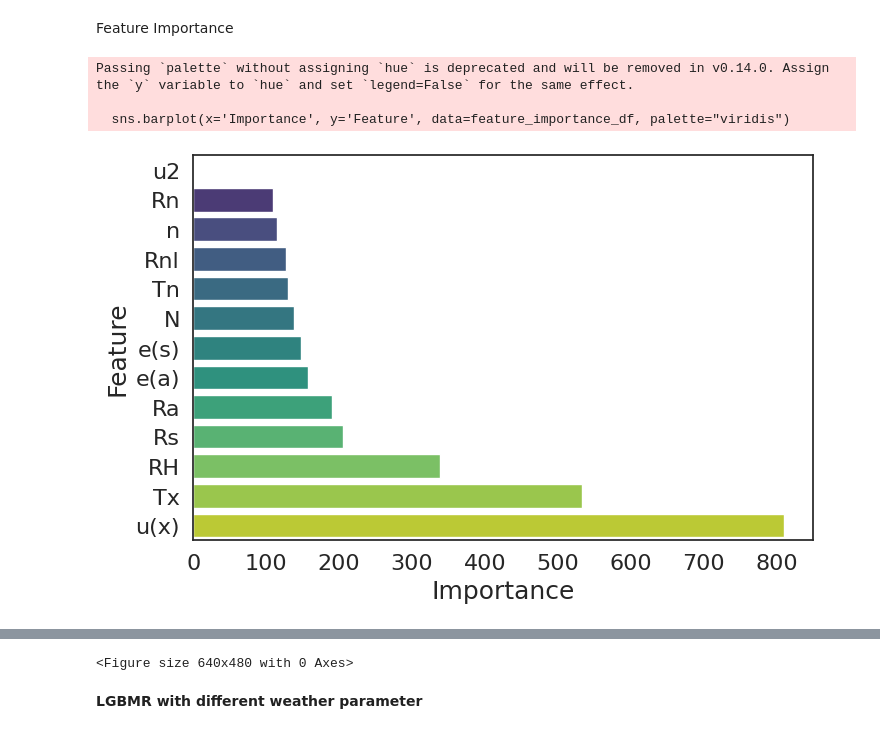
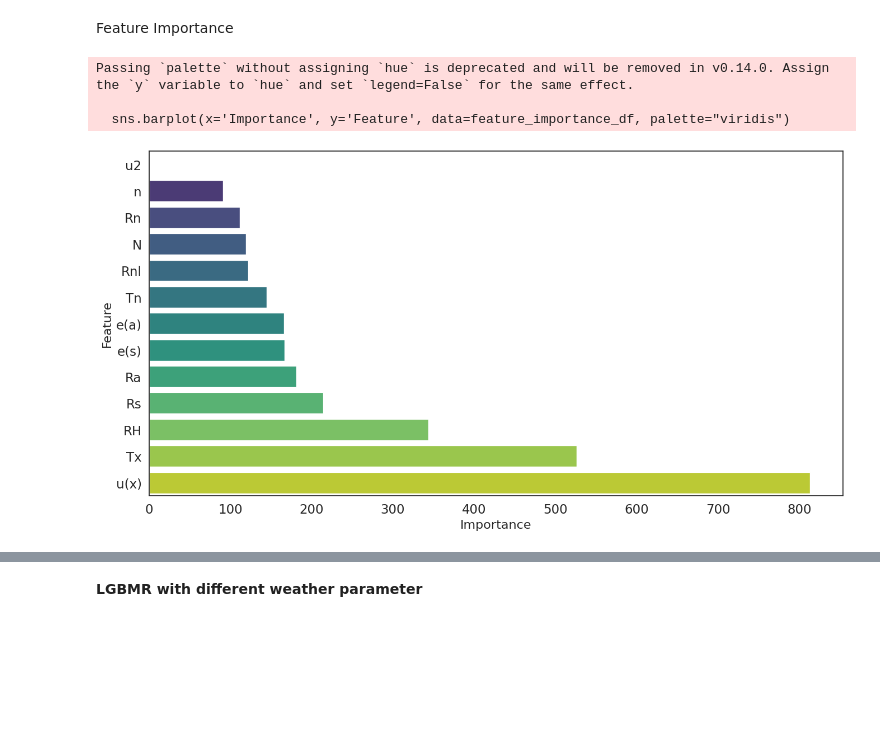
Before and after one commit to rabnawaz172/ET, a Jupyter notebook: ET_taif.ipynb, the cells around one changed output, grey strips where cells are left out. Drawn from its saved outputs; the diff is of its cells as text; code cells hidden in the pictures; blank space fills up the shorter version.

```diff
--- a/ET_taif.ipynb
+++ b/ET_taif.ipynb
@@ -338,24 +338,27 @@ Passing `palette` without assigning `hue` is deprecated and will be removed in v
 # %% [markdown]
 Feature Importance
 # %%
-# Sort features by importance in ascending order
+# Get feature importances
+feature_importances = lgbm_model.feature_importances_
+
+# Get feature names
+feature_names = X_train.columns
+
+# Create a DataFrame to store feature names and their importances
+feature_importance_df = pd.DataFrame({'Feature': feature_names, 'Importance': feature_importances})
+
+# Sort the DataFrame by importance in ascending order (reversed)
 feature_importance_df = feature_importance_df.sort_values(by='Importance', ascending=True)
 
-# Plot feature importance
-plt.figure(figsize=(8, 5))
+# Plot feature importances
+plt.figure(figsize=(16, 8))
 sns.barplot(x='Importance', y='Feature', data=feature_importance_df, palette="viridis")
 
-plt.xlabel("Importance",fontsize=18)
-plt.ylabel("Feature",fontsize=18)
-plt.xticks(fontsize=16)
-plt.yticks(fontsize=16)
+plt.xlabel('Importance', fontsize=16)
+plt.ylabel('Feature', fontsize=16)
 plt.show()
-plt.savefig("model_features.png", dpi=300, bbox_inches="tight")
-
-# Download the saved image file from Colab
-files.download("model_features.png")
 # %% [output]
 Passing `palette` without assigning `hue` is deprecated and will be removed in v0.14.0. Assign the `y` variable to `hue` and set `legend=False` for the same effect.
 
   sns.barplot(x='Importance', y='Feature', data=feature_importance_df, palette="viridis")
-[figure, old version]
+[figure, new version]
@@ -364,3 +365,2 @@ Passing `palette` without assigning `hue` is deprecated and will be removed in v
-<Figure size 640x480 with 0 Axes>
 # %% [markdown]
 **LGBMR with different weather parameter**
```
Also changed, not shown: parts of 6 cells of this notebook.
